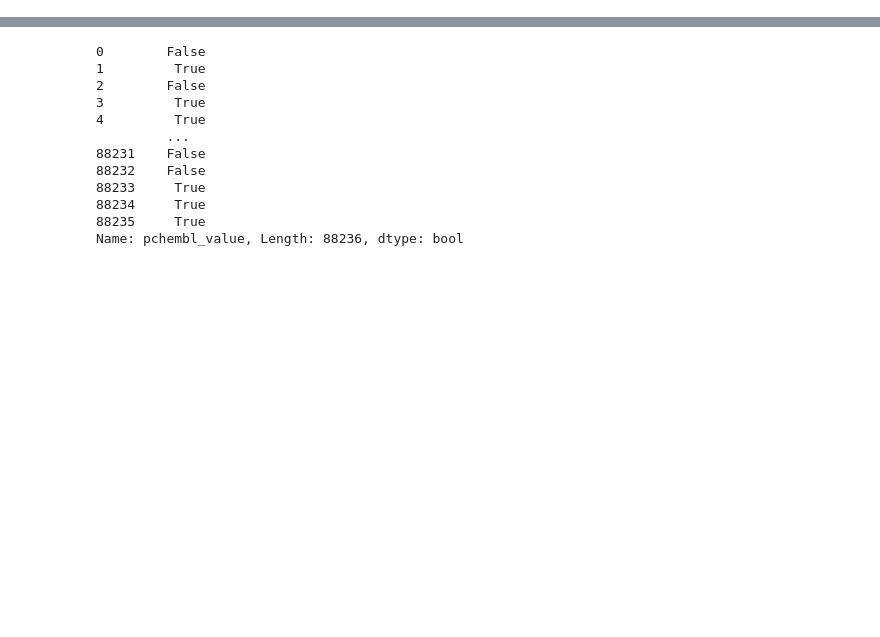
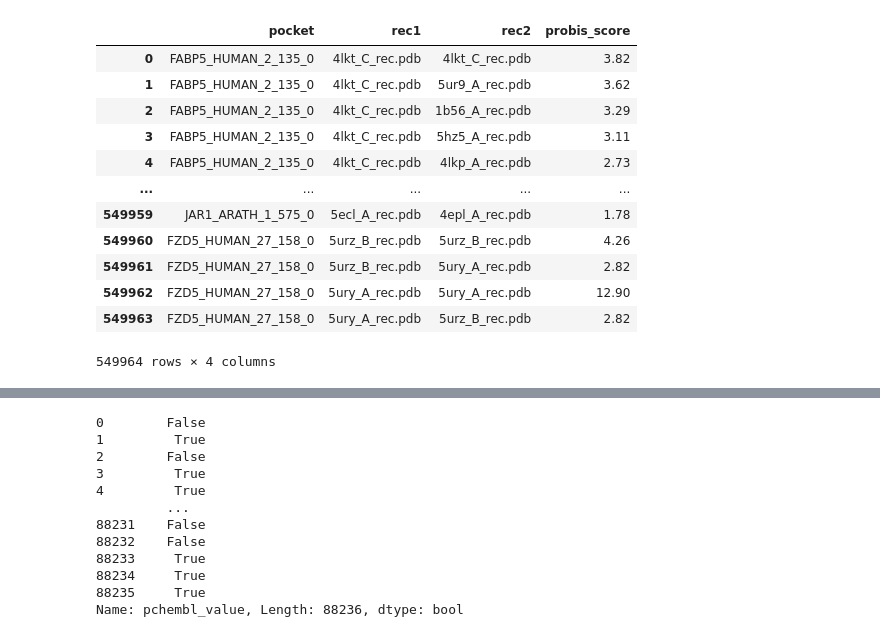
Before and after one commit to molecularmodelinglab/bigbind, a Jupyter notebook: notebooks/playground.ipynb, the cells around one changed output, grey strips where cells are left out. Drawn from its saved outputs; the diff is of its cells as text; code cells hidden in the pictures; blank space fills up the shorter version.

Commit message:
needed to convert probvis scores to csv -- will add to python script later

```diff
--- a/notebooks/playground.ipynb
+++ b/notebooks/playground.ipynb
@@ -21,3 +25,5 @@ from run import *
 # %%
 with open("../cfg.yaml", "r") as f:
     cfg = yaml.safe_load(f)
+# %%
+rep_scores = convert_intra_results_to_json(cfg)
@@ -23,0 +32,30 @@ with open("../cfg.yaml", "r") as f:
+# %%
+rows = []
+for (f1, f2), score in rep_scores.items():
+    *rest, poc, f1 = f1.split("/")
+    *rest, poc, f2 = f2.split("/")
+    rows.append({
+        "pocket": poc,
+        "rec1": f1,
+        "rec2": f2,
+        "probis_score": score
+    })
+# %%
+df = pd.DataFrame(rows)
+df.to_csv("/home/boris/Downloads/intra_pocket_probis_scores.csv", index=False)
+# %%
+df
+# %% [output]
+|  | pocket | rec1 | rec2 | probis_score |
+| 0 | FABP5_HUMAN_2_135_0 | 4lkt_C_rec.pdb | 4lkt_C_rec.pdb | 3.82 |
+| 1 | FABP5_HUMAN_2_135_0 | 4lkt_C_rec.pdb | 5ur9_A_rec.pdb | 3.62 |
+| 2 | FABP5_HUMAN_2_135_0 | 4lkt_C_rec.pdb | 1b56_A_rec.pdb | 3.29 |
+| 3 | FABP5_HUMAN_2_135_0 | 4lkt_C_rec.pdb | 5hz5_A_rec.pdb | 3.11 |
+| 4 | FABP5_HUMAN_2_135_0 | 4lkt_C_rec.pdb | 4lkp_A_rec.pdb | 2.73 |
+| ... | ... | ... | ... | ... |
+| 549959 | JAR1_ARATH_1_575_0 | 5ecl_A_rec.pdb | 4epl_A_rec.pdb | 1.78 |
+| 549960 | FZD5_HUMAN_27_158_0 | 5urz_B_rec.pdb | 5urz_B_rec.pdb | 4.26 |
+| 549961 | FZD5_HUMAN_27_158_0 | 5urz_B_rec.pdb | 5ury_A_rec.pdb | 2.82 |
+| 549962 | FZD5_HUMAN_27_158_0 | 5ury_A_rec.pdb | 5ury_A_rec.pdb | 12.90 |
+| 549963 | FZD5_HUMAN_27_158_0 | 5ury_A_rec.pdb | 5urz_B_rec.pdb | 2.82 |
+549964 rows × 4 columns
```
Also changed, not shown: parts of 16 cells of this notebook, 9 other files.
